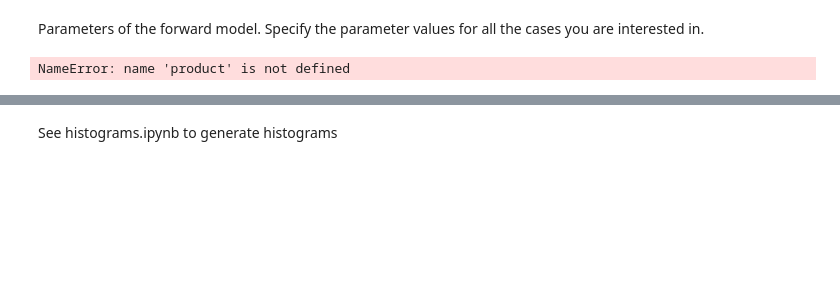
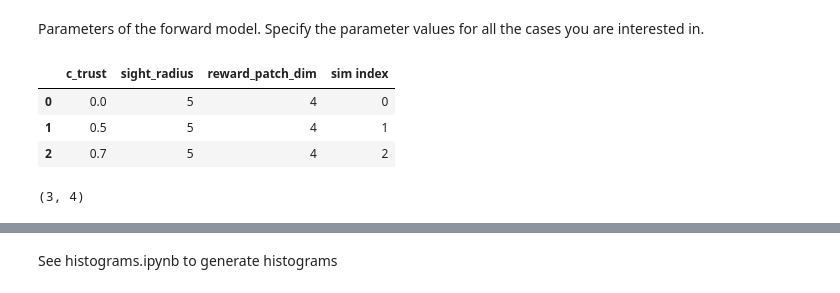
Before and after one commit to BasisResearch/collab-creatures, a Jupyter notebook: mx_refactored/generate_data_pipeline.ipynb, the cells around one changed output, grey strips where cells are left out. Drawn from its saved outputs; the diff is of its cells as text; code cells hidden in the pictures; blank space fills up the shorter version.

```diff
--- a/mx_refactored/generate_data_pipeline.ipynb
+++ b/mx_refactored/generate_data_pipeline.ipynb
@@ -30,54 +29,56 @@ Parameters of the forward model. Specify the parameter values for all the cases
 # %%
 # # Simulation setup 1 for the communication detection problem
 
-# home_dir = "/home/rafal/L2projects/collaborative-intelligence/random_hungry_followers/rhf_docs/communicators_strong"
-
+home_dir = "../data/communicators_strong/"
 # # agent parameters
-# sight_radius = [5]
-# c_trust = [
-#     0.0,
-#     0.5,
-#     0.7,
-#     0.9,
-# ]  # 0: ignorers, 0.5: communicators (equal weight to own and others' knowledge of food)
-# N_agents = 9
+sight_radius = [5]
+c_trust = [
+    0.0,
+    0.5,
+    0.7,
+]  # 0: ignorers, 0.5: communicators (equal weight to own and others' knowledge of food)
+N_agents = 9
 
 # # environment parameters
-# edge_size = 30
-# N_total_food_units = 16
-# reward_patch_dim = [4]  # clustered is 4, distributed is 1
+edge_size = 30
+N_total_food_units = 16
+reward_patch_dim = [4]  # clustered is 4, distributed is 1
 
-# # simulation parameters
-# N_runs = 2  # How many times would you like to run each case?
-# N_frames = 150
+# simulation parameters
+N_runs = 2  # How many times would you like to run each case?
+N_frames = 150
 
-# # Generate a dataframe containing all possible combinations of the parameter values specified above.
-# param_list = [i for i in product(c_trust, sight_radius, reward_patch_dim)]
-# metadataDF = pd.DataFrame(param_list)
-# metadataDF.columns = ["c_trust", "sight_radius", "reward_patch_dim"]
-# metadataDF["sim index"] = np.arange(len(metadataDF)).astype(int)
-# N_sims = len(metadataDF)
+# Generate a dataframe containing all possible combinations of the parameter values specified above.
+param_list = [i for i in product(c_trust, sight_radius, reward_patch_dim)]
+metadataDF = pd.DataFrame(param_list)
+metadataDF.columns = ["c_trust", "sight_radius", "reward_patch_dim"]
+metadataDF["sim index"] = np.arange(len(metadataDF)).astype(int)
+N_sims = len(metadataDF)
 
-# # save metadata to home directory
-# metadataDF.to_csv(os.path.join(home_dir, "metadataDF.csv"))
-# pd.DataFrame(
-#     [
-#         {
-#             "N_sims": N_sims,
-#             "N_runs": N_runs,
-#             "N_frames": N_frames,
-#             "N_agents": N_agents,
-#             "N_total_food_units": N_total_food_units,
-#             "edge_size": edge_size,
-#         }
-#     ]
-# ).to_csv(os.path.join(home_dir, "additional_meta_params.csv"))
+# save metadata to home directory
+metadataDF.to_csv(os.path.join(home_dir, "metadataDF.csv"))
+pd.DataFrame(
+    [
+        {
+            "N_sims": N_sims,
+            "N_runs": N_runs,
+            "N_frames": N_frames,
+            "N_agents": N_agents,
+            "N_total_food_units": N_total_food_units,
+            "edge_size": edge_size,
+        }
+    ]
+).to_csv(os.path.join(home_dir, "additional_meta_params.csv"))
 
-# display(metadataDF)
+display(metadataDF)
 
-# print(metadataDF.shape)
+print(metadataDF.shape)
 # %% [output]
+|  | c_trust | sight_radius | reward_patch_dim | sim index |
+| 0 | 0.0 | 5 | 4 | 0 |
+| 1 | 0.5 | 5 | 4 | 1 |
+| 2 | 0.7 | 5 | 4 | 2 |
-NameError: name 'product' is not defined
+(3, 4)
 # %%
 # Simulation setup 2 for the impact of communication
 
```
Also changed, not shown: parts of 3 cells of this notebook, 2 other files.
